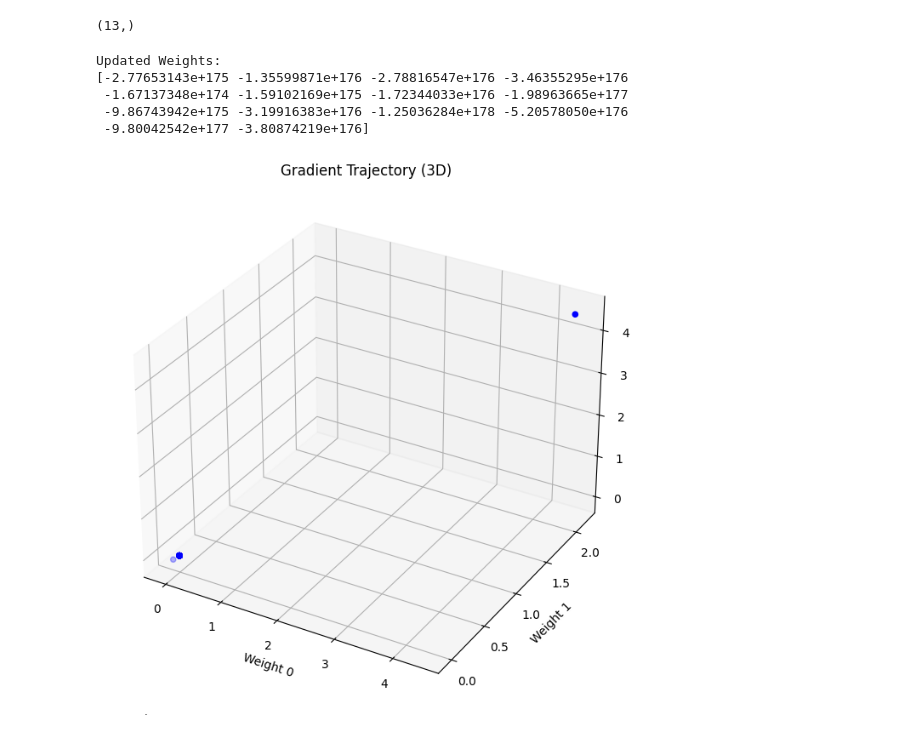
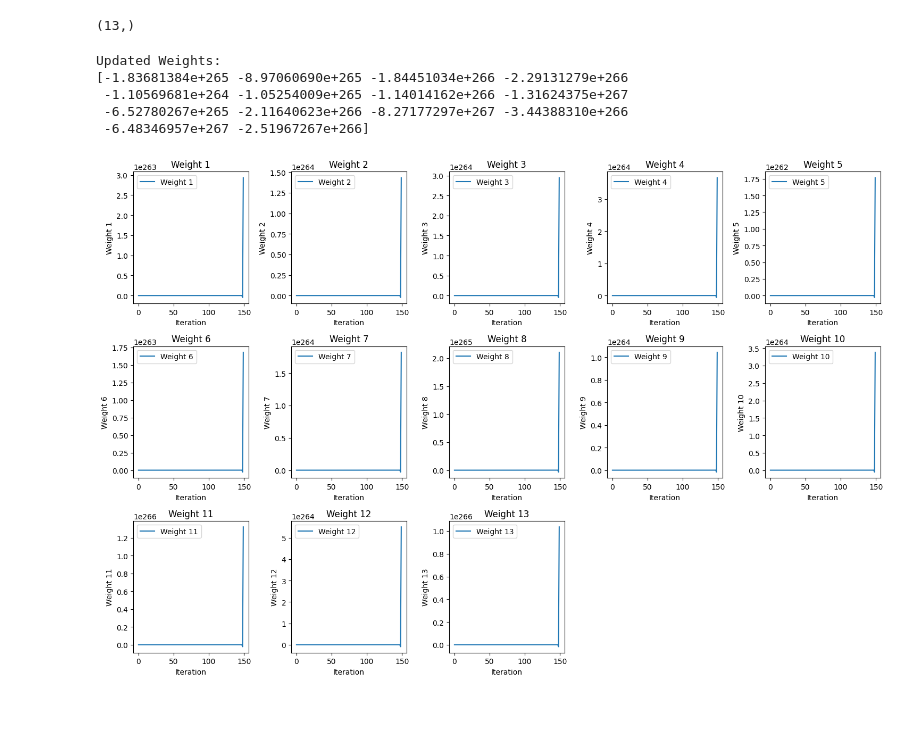
Before and after one commit to SergeyHSE/Gradient.github.io, a Jupyter notebook: GradientLR/GradientLR.ipynb, the cells around one changed output. Drawn from its saved outputs; the diff is of its cells as text; code cells hidden in the pictures.

```diff
--- a/GradientLR/GradientLR.ipynb
+++ b/GradientLR/GradientLR.ipynb
@@ -429,7 +429,7 @@ w_true.shape
 # %%
 w_0 = np.random.uniform(-2, 2, (n_features))
 # %%
-model = LinearRegression(epsilon=1e-4, max_steps=100, alpha=1e-4)
+model = LinearRegression(epsilon=1e-4, max_steps=150, alpha=1e-4)
 
 # Train the model on your training data
 model.fit(X_train, y_train)
@@ -438,26 +438,31 @@ print("Updated Weights:")
 print(model.w)
 # %% [output]
 Updated Weights:
-[-2.77653143e+175 -1.35599871e+176 -2.78816547e+176 -3.46355295e+176
- -1.67137348e+174 -1.59102169e+175 -1.72344033e+176 -1.98963665e+177
- -9.86743942e+175 -3.19916383e+176 -1.25036284e+178 -5.20578050e+176
- -9.80042542e+177 -3.80874219e+176]
+[-1.83681384e+265 -8.97060690e+265 -1.84451034e+266 -2.29131279e+266
+ -1.10569681e+264 -1.05254009e+265 -1.14014162e+266 -1.31624375e+267
+ -6.52780267e+265 -2.11640623e+266 -8.27177297e+267 -3.44388310e+266
+ -6.48346957e+267 -2.51967267e+266]
-# %%
-# Now you can plot the gradient trajectory as previously shown
-# For 3D visualization (if applicable):
-from mpl_toolkits.mplot3d import Axes3D
-
-fig = plt.figure(figsize=(10, 8))
-ax = fig.add_subplot(111, projection='3d')
-w_history = np.array(model.w_history)
-if w_history.shape[1] >= 3:
-    ax.scatter(w_history[:, 0], w_history[:, 1], w_history[:, 2], c='b', marker='o')
-    ax.set_xlabel('Weight 0')
-    ax.set_ylabel('Weight 1')
-    ax.set_zlabel('Weight 2')
-    ax.set_title('Gradient Trajectory (3D)')
-    plt.show()
-else:
-    print("Insufficient dimensions for 3D plot.")
-# %% [output]
-[figure, removed]
+# %%
+def plot_gd_multi_features(X, y, w_history):
+    n_features = X.shape[1]
+
+    plt.figure(figsize=(15, 10))
+
+    for i in range(n_features):
+        plt.subplot(3, 5, i + 1)  # Assuming there are 13 features
+        plt.title(f'Weight {i + 1}')
+        plt.xlabel('Iteration')
+        plt.ylabel(f'Weight {i + 1}')
+
+        w_values = w_history[:, i]
+
+        plt.plot(w_values, label=f'Weight {i + 1}')
+        plt.legend()
+
+    plt.tight_layout()
+    plt.show()
+
+# Assuming lr is your LinearRegression model
+plot_gd_multi_features(X_train, y_train, np.array(model.w_history))
+# %% [output]
+[figure, added]
```
Also changed, not shown: parts of 1 cell of this notebook.
